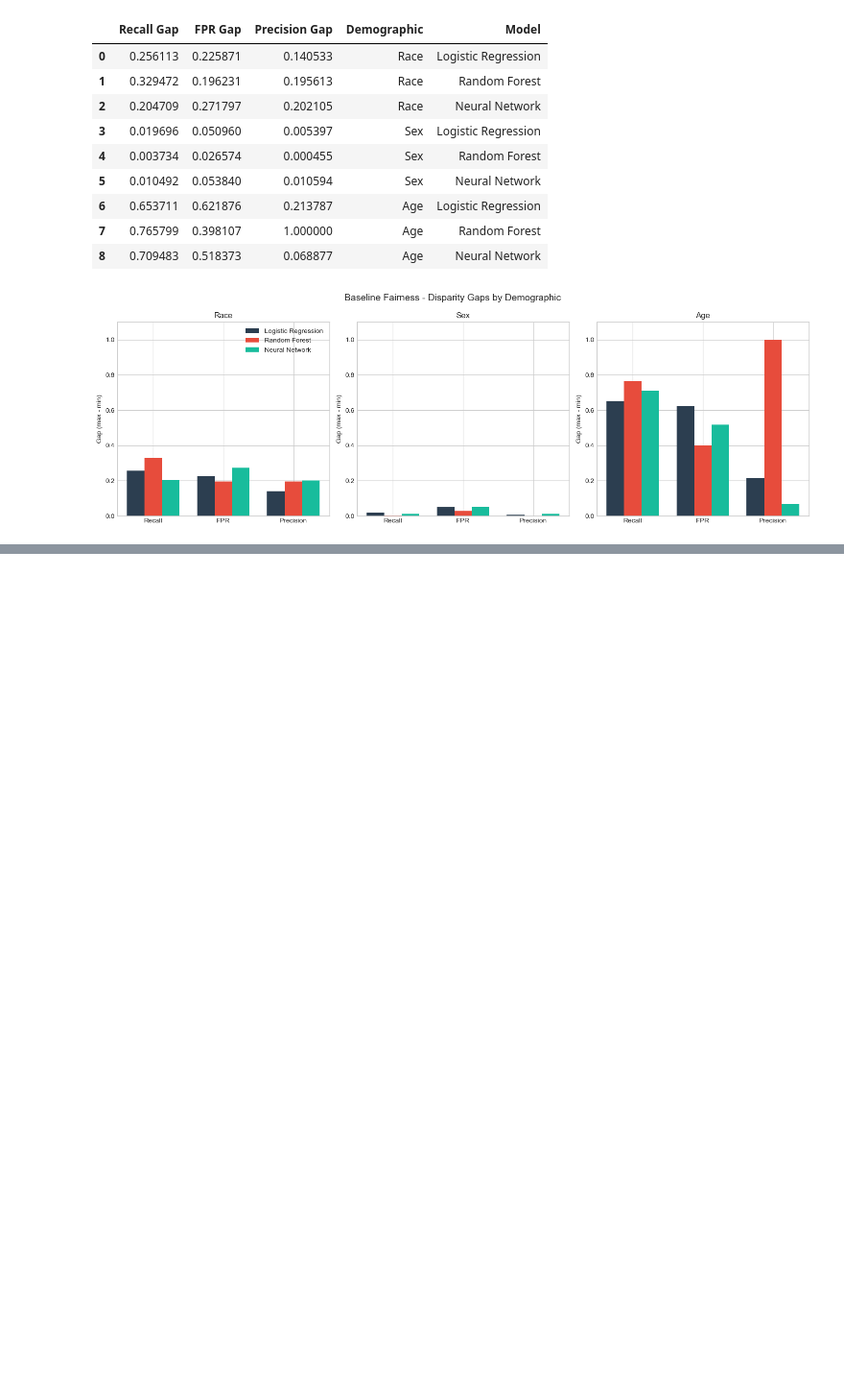
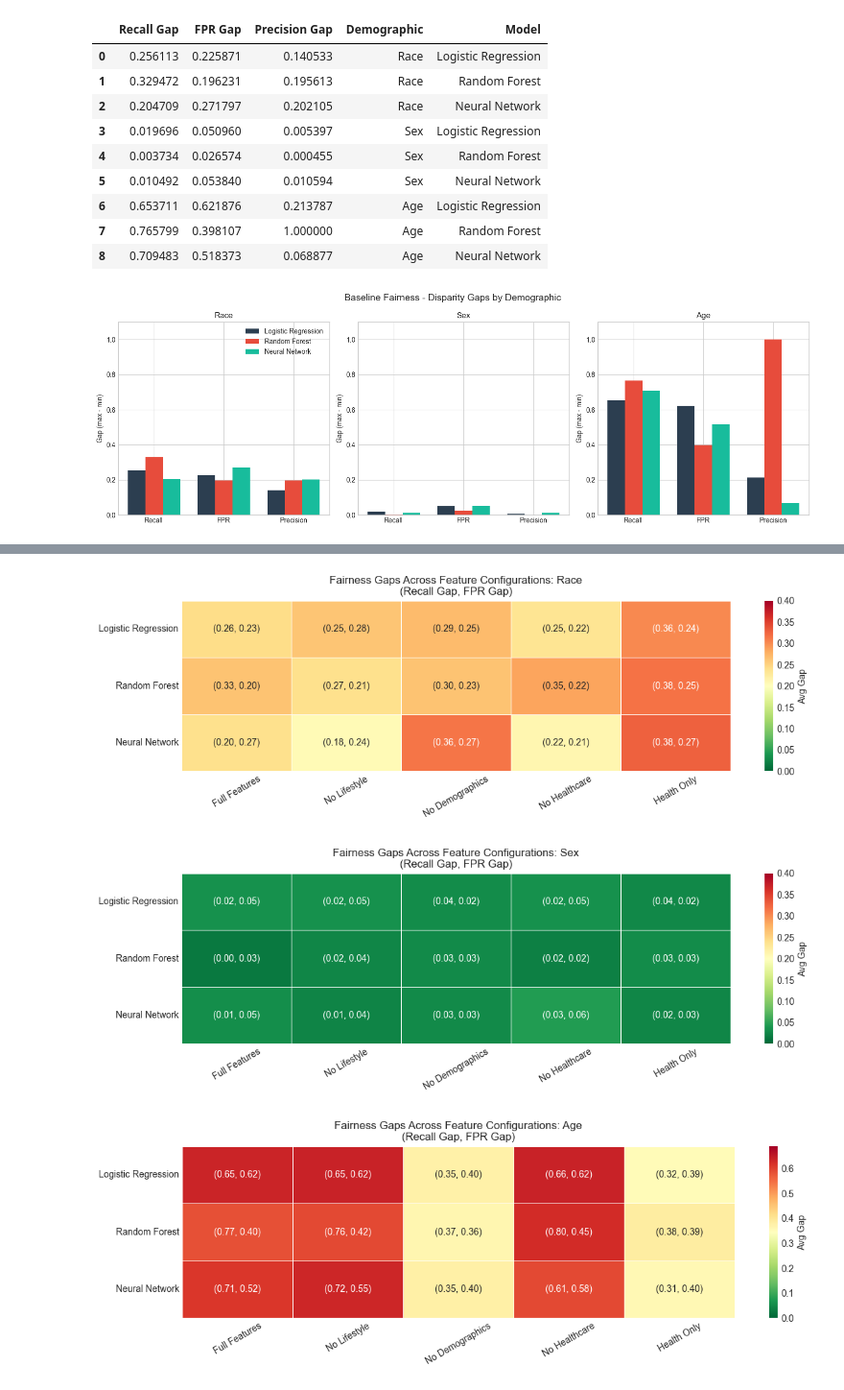
Before and after one commit to G-Farrell/ML-course-project, a Jupyter notebook: results_aggregation.ipynb, the cells around one changed output, grey strips where cells are left out. Shown at 96% size. Drawn from its saved outputs; the diff is of its cells as text; code cells hidden in the pictures; blank space fills up the shorter version.

```diff
--- a/results_aggregation.ipynb
+++ b/results_aggregation.ipynb
@@ -126,0 +227,41 @@ plt.show()
+# %%
+# Fairness heatmaps for each demographic group
+# Color based on average of Recall Gap and FPR Gap; text shows (Recall, FPR)
+
+for demo in ['Race', 'Sex', 'Age']:
+    fig, ax = plt.subplots(figsize=(12, 4))
+
+    demo_data = all_fair_df[all_fair_df['Demographic'] == demo]
+
+    # Pivot for each metric
+    recall_pivot = demo_data.pivot_table(index='Model', columns='Experiment', values='Recall Gap')
+    fpr_pivot = demo_data.pivot_table(index='Model', columns='Experiment', values='FPR Gap')
+
+    # Reorder
+    recall_pivot = recall_pivot[EXP_LABELS].reindex(MODELS)
+    fpr_pivot = fpr_pivot[EXP_LABELS].reindex(MODELS)
+
+    # Average for color
+    avg_pivot = (recall_pivot + fpr_pivot) / 2
+
+    # Create annotation text: (Recall, FPR)
+    annot = np.empty_like(avg_pivot, dtype=object)
+    for i in range(len(MODELS)):
+        for j in range(len(EXP_LABELS)):
+            annot[i, j] = f"({recall_pivot.iloc[i, j]:.2f}, {fpr_pivot.iloc[i, j]:.2f})"
+
+    sns.heatmap(avg_pivot, annot=annot, fmt='', cmap='RdYlGn_r',
+                ax=ax, cbar_kws={'label': 'Avg Gap'},
+                vmin=0, vmax=max(0.4, avg_pivot.values.max() + 0.05),
+                linewidths=0.5)
+    ax.set_title(f'Fairness Gaps Across Feature Configurations: {demo}\n(Recall Gap, FPR Gap)', fontsize=12)
+    ax.set_xlabel('')
+    ax.set_ylabel('')
+    ax.tick_params(axis='x', rotation=30)
+
+    plt.tight_layout()
+    plt.show()
+# %% [output]
+[figure, added]
+[figure, added]
+[figure, added]
```
Also changed, not shown: parts of 5 cells of this notebook, 1 other file.
